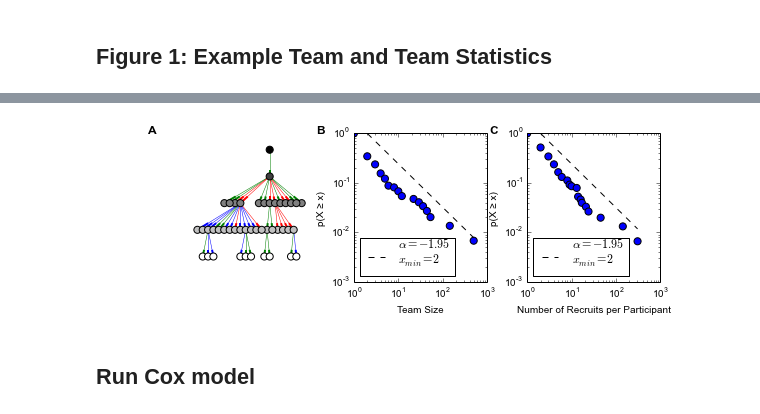
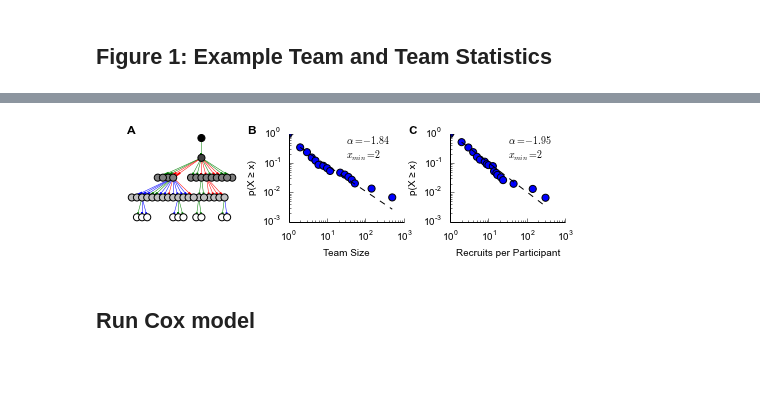
Before and after one commit to jeffalstott/Langley, a Jupyter notebook: Langley_Model.ipynb, the cells around one changed output, grey strips where cells are left out. Drawn from its saved outputs; the diff is of its cells as text; code cells hidden in the pictures; blank space fills up the shorter version.

```diff
--- a/Langley_Model.ipynb
+++ b/Langley_Model.ipynb
@@ -10,9 +10,26 @@ figures = []
 fn = 1
 sfn = 1
 # %%
+figwidth = 3.27
+figwidth2 = 6.83
+figlength = figwidth*1.6180339
+figlength_wide = figwidth/1.6180339
+figlength2 = figwidth2*1.6180339
+figlength_wide2 = figwidth2/1.6180339
+
 matplotlib.rc('font', **{'sans-serif' : 'Arial',
                          'family' : 'sans-serif',
                          'size' : 10})
+
+import pylab
+pylab.rcParams['xtick.major.pad']='8'
+pylab.rcParams['ytick.major.pad']='8'
+#pylab.rcParams['font.sans-serif']='Arial'
+
+from matplotlib import rc
+rc('font', family='sans-serif')
+rc('font', size=10.0)
+rc('text', usetex=False)
 
 from matplotlib.font_manager import FontProperties
 
@@ -41,11 +58,7 @@ def max_depth(G):
 Figure 1: Example Team and Team Statistics
 ----
 # %%
-figwidth = 8.6
-
-fig = plt.figure(figsize=(figwidth, figwidth/(2*1.618)))
-
-
+fig = plt.figure(figsize=(figwidth2, figwidth2/(2*1.618)))
 
 ######
 ax = fig.add_subplot(131)
@@ -54,9 +67,7 @@ import matplotlib.cm as cm
 
 i = 3 #Picked team number 3
 
-
 d = max_depth(C[i])
-
 depth_colors = []
 for j in C[i].nodes():
     depth_percentage = C[i].node[j]['depth']/d
@@ -89,15 +100,11 @@ node_size = 50
 alpha = 1
 width = .5
 
-#title("Example team, %i members, %.0f generations"%(len(C[i].node), d))
 H = C[i].copy()
 for n in H.node:
     for k in H.node[n].keys():
         H.node[n].pop(k)
-#pos=networkx.spring_layout(C[i].to_undirected())
 pos=networkx.graphviz_layout(H,prog='dot')
-#pos=networkx.graphviz_layout(C[i],prog="twopi",root=0)
-
 
 networkx.draw(C[i],pos,node_size=node_size,
     alpha=alpha, width=width,
@@ -108,16 +115,14 @@ networkx.draw(C[i],pos,node_size=node_size,
     ax=ax)
 
 # adjust the plot limits
-cut = 1.15
-xmax= cut*max(xx for xx,yy in pos.values())
-xmin= cut*min(xx for xx,yy in pos.values())
-ymax= cut*max(yy for xx,yy in pos.values())
-ymin= cut*min(yy for xx,yy in pos.values())
-#ax.set_xlim(xmin,xmax)
-#ax.set_ylim(ymin,ymax)
+xmax= max(xx for xx,yy in pos.values())
+xmin= min(xx for xx,yy in pos.values())
+ymax= max(yy for xx,yy in pos.values())
+ymin= min(yy for xx,yy in pos.values())
+ax.set_xlim(xmin*-1.4,xmax*1.1)
+ax.set_ylim(ymin*.1,ymax*1.05)
 
-yl = ax.set_ylabel("")
-ax.annotate("A", (0,1.), xycoords=(yl, "axes fraction"),
+ax.annotate("A", (0,1), xycoords=(ax, "axes fraction"),
              fontproperties=panel_label_font)
 
 
@@ -130,7 +135,7 @@ for i in range(len(C)):
     team_sizes[i] = networkx.number_of_nodes(C[i])
 sizes_fit = powerlaw.Fit(team_sizes, discrete=True)
 
-number_of_children = asarray(G.out_degree().values())
+number_of_children = asarray(G.out_degree().values()).astype('float')
 number_of_children = number_of_children[number_of_children>0]
 num_children_fit = powerlaw.Fit(number_of_children, discrete=True)
 
@@ -154,8 +159,20 @@ print(sizes_fit.loglikelihood_ratio('power_law', 'lognormal'))
 
 x = array([sizes_fit.xmin, max(team_sizes)])
 y = sizes_fit.power_law.ccdf(x)
+v, c = sizes_fit.ccdf(original_data=True)
+i = where(v==sizes_fit.xmin)
+y *= c[i]
+
 ax.plot(x,y, 'k--', label=r"$\alpha = -%.2f$""\n"r"$x_{min} = %d$"%(sizes_fit.alpha, sizes_fit.xmin))
-ax.legend(handles[::-1], labels[::-1], loc=3)
+#lg = legend(loc=3)
+#lg.draw_frame(False)
+t = r"$\alpha = -%.2f$""\n"r"$x_{min} = %d$"%(sizes_fit.alpha, sizes_fit.xmin)
+text(.5, .7, t, transform = ax.transAxes, horizontalalignment='left')
+
+ax.spines['top'].set_visible(False)
+ax.spines['right'].set_visible(False)
+ax.get_xaxis().tick_bottom()
+ax.get_yaxis().tick_left()
 
 #########
 ax = fig.add_subplot(133)
@@ -163,7 +180,7 @@ x,y = num_children_fit.ccdf(original_data=True)
 ax.scatter(x,y, s=s)
 ax.set_xscale("log")
 ax.set_yscale("log")
-ax.set_xlabel("Number of Recruits per Participant")
+ax.set_xlabel("Recruits per Participant")
 yl = ax.set_ylabel(u"p(X \u2265 x)")
 ylim(1.0/10**3,1)
 xlim(1, 10.0**3)
@@ -175,15 +192,28 @@ print(num_children_fit.xmin)
 print(num_children_fit.loglikelihood_ratio('power_law', 'exponential'))
 print(num_children_fit.loglikelihood_ratio('power_law', 'lognormal'))
 
-x = array([sizes_fit.xmin, max(number_of_children)])
-y = sizes_fit.power_law.ccdf(x)
+x = array([num_children_fit.xmin, max(number_of_children)])
+y = num_children_fit.power_law.ccdf(x)
+v, c = num_children_fit.ccdf(original_data=True)
+i = where(v==num_children_fit.xmin)
+y *= c[i]
+
 ax.plot(x,y, 'k--', label=r"$\alpha = -%.2f$""\n"r"$x_{min} = %d$"%(num_children_fit.alpha, num_children_fit.xmin))
-handles, labels = ax.get_legend_handles_labels()
-ax.legend(handles[::-1], labels[::-1], loc=3)
+#lg = legend(loc=1)
+#lg.draw_frame(False)
+t = r"$\alpha = -%.2f$""\n"r"$x_{min} = %d$"%(num_children_fit.alpha, num_children_fit.xmin)
+text(.5, .7, t, transform = ax.transAxes, horizontalalignment='left')
 
-subplots_adjust(wspace=.3)
-#suptitle("Figure S%i"%sfn)
-sfn+=1
+ax.spines['top'].set_visible(False)
+ax.spines['right'].set_visible(False)
+ax.get_xaxis().tick_bottom()
+ax.get_yaxis().tick_left()
+
+#suptitle("Figure %i"%fn)
+fig.tight_layout()
+subplots_adjust(wspace=.4)
+
+fn+=1
 figures.append(fig)
 # %% [output]
 Calculating best minimal value for power law fit
@@ -197,6 +227,6 @@ Calculating best minimal value for power law fit
 (61.451138314043035, 0.014691972933115345)
 (-0.044967456236696846, 0.92625313628788319)
-[figure, old version]
+[figure, new version]
 # %% [markdown]
 Run Cox model
 ---------
```
Also changed, not shown: parts of 20 cells of this notebook, 2 other files.
